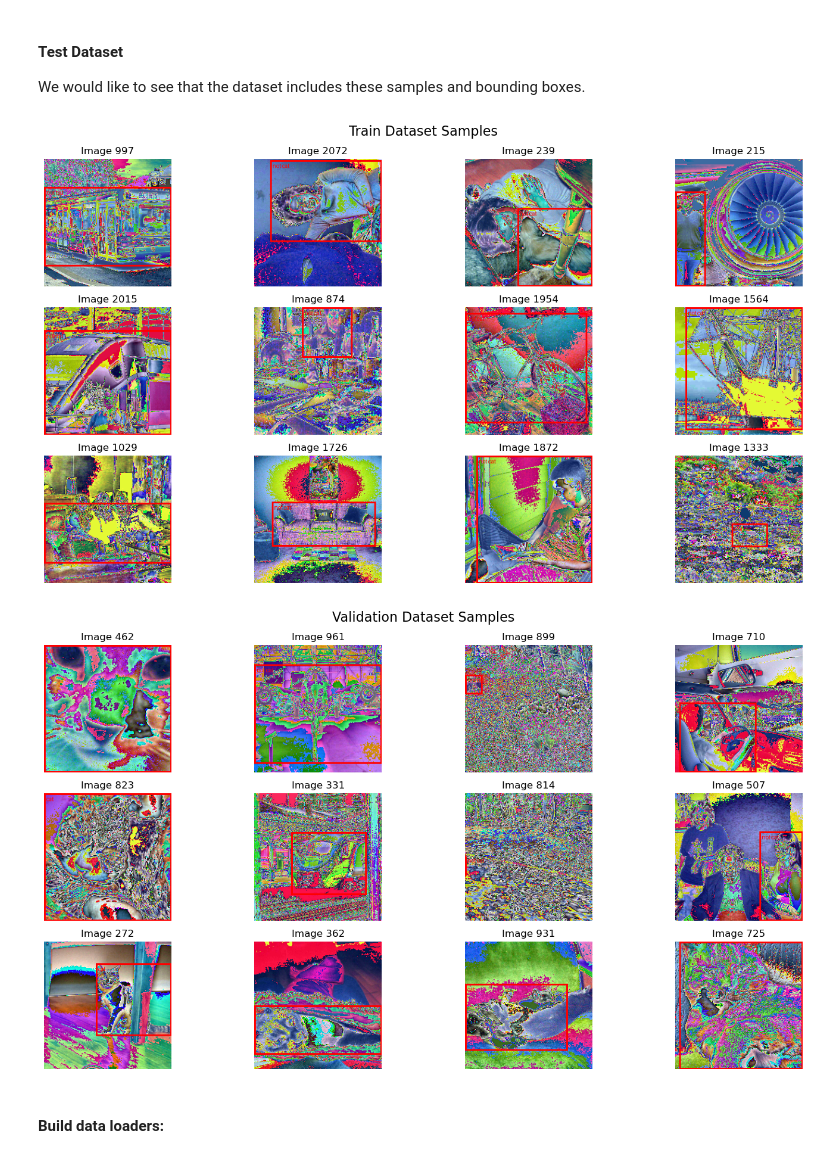
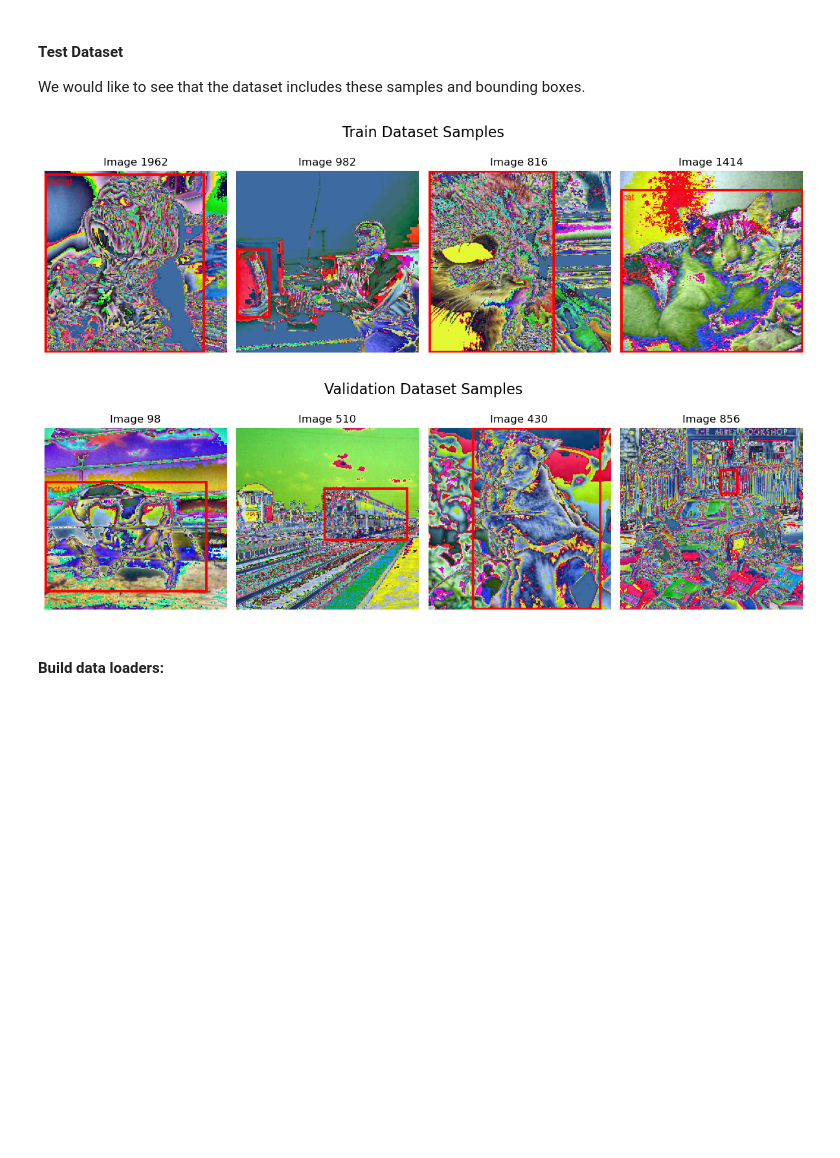
Before and after one commit to Jonathm126/Project_DL_CV, a Jupyter notebook: notebooks/01_single_class_single_instance_train.ipynb, the cells around one changed output. Cells and saved outputs as stored; diff of their text form; code cells hidden in the pictures; blank space fills up the shorter version.

```diff
--- a/notebooks/01_single_class_single_instance_train.ipynb
+++ b/notebooks/01_single_class_single_instance_train.ipynb
@@ -160,11 +168,11 @@ Train dataset of length 2276 and val dataset of length 976.
 #### Test Dataset
 We would like to see that the dataset includes these samples and bounding boxes.
 # %%
-plot_images_from_voc_dataset(train_dataset, num_images=12, title="Train Dataset Samples")
-plot_images_from_voc_dataset(val_dataset, num_images=12, title="Validation Dataset Samples")
+plot_images_from_voc_dataset(train_dataset, num_images=4, title="Train Dataset Samples")
+plot_images_from_voc_dataset(val_dataset, num_images=4, title="Validation Dataset Samples")
 # %% [output]
-[figure, old version]
+[figure, new version]
-[figure, old version]
+[figure, new version]
 # %% [markdown]
 #### Build data loaders:
 # %%
```
Also changed, not shown: parts of 14 cells of this notebook, 44 other files.
